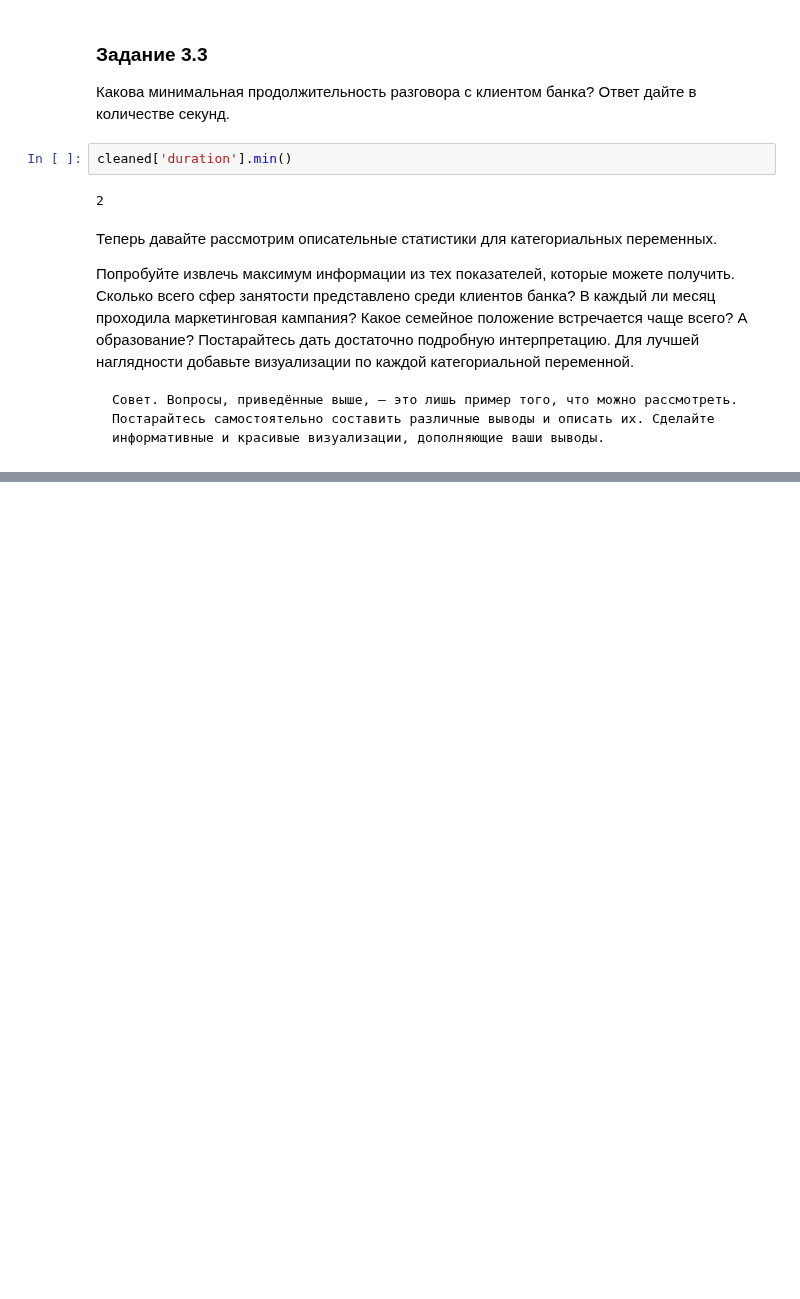
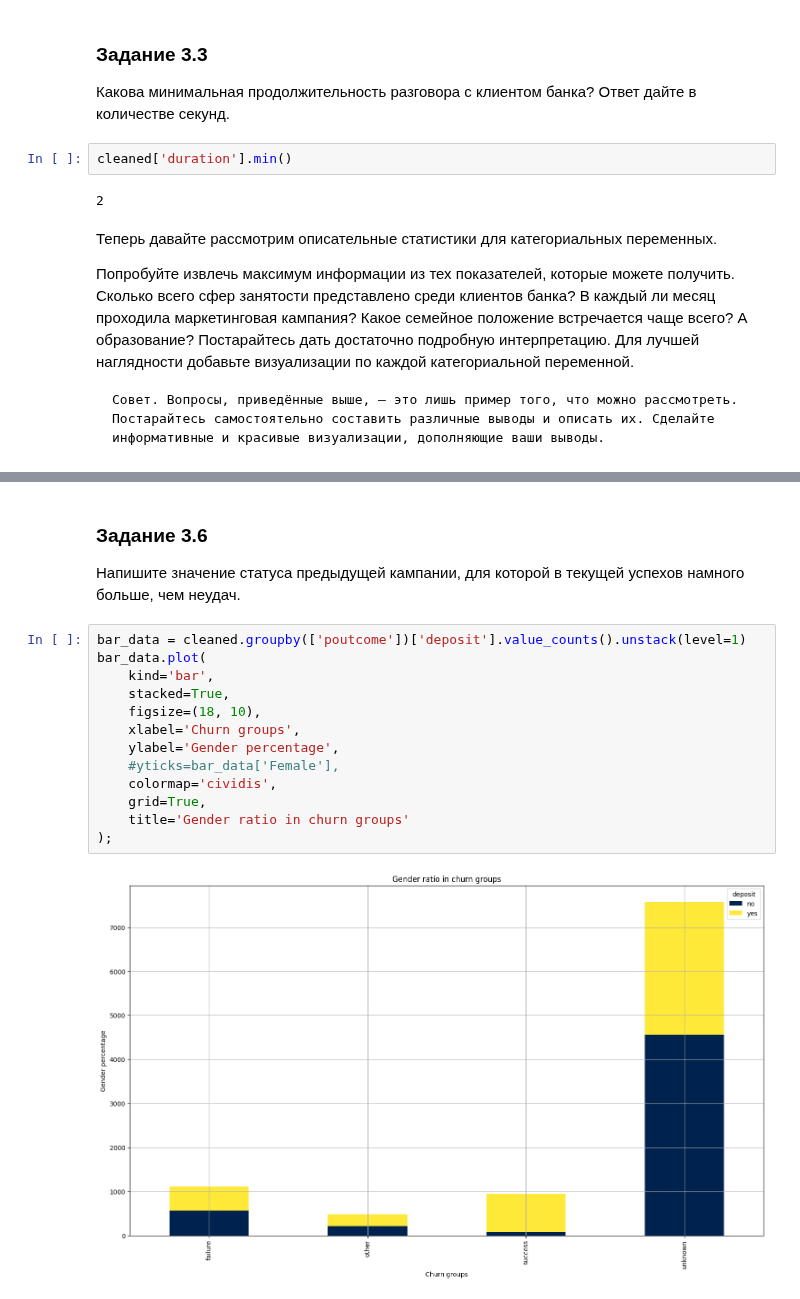
Before and after one commit to royvudgren/sf_datascience_practice, a Jupyter notebook: ML PROJECT-4/2 data acquainting.ipynb, the cells around one changed output, grey strips where cells are left out. Saved outputs shown, nothing was run; the diff lists cells and outputs as text; blank space fills up the shorter version.

```diff
--- a/ML PROJECT-4/2 data acquainting.ipynb
+++ b/ML PROJECT-4/2 data acquainting.ipynb
@@ -292,0 +299,19 @@ array([[2617],
+# %% [markdown]
+### **Задание 3.6**
+
+Напишите значение статуса предыдущей кампании, для которой в текущей успехов намного больше, чем неудач.
+# %%
+bar_data = cleaned.groupby(['poutcome'])['deposit'].value_counts().unstack(level=1)
+bar_data.plot(
+    kind='bar',
+    stacked=True,
+    figsize=(18, 10),
+    xlabel='Churn groups',
+    ylabel='Gender percentage',
+    #yticks=bar_data['Female'],
+    colormap='cividis',
+    grid=True,
+    title='Gender ratio in churn groups'
+);
+# %% [output]
+[figure, added]
```
Also changed, not shown: parts of 10 cells of this notebook, 3 other files.
